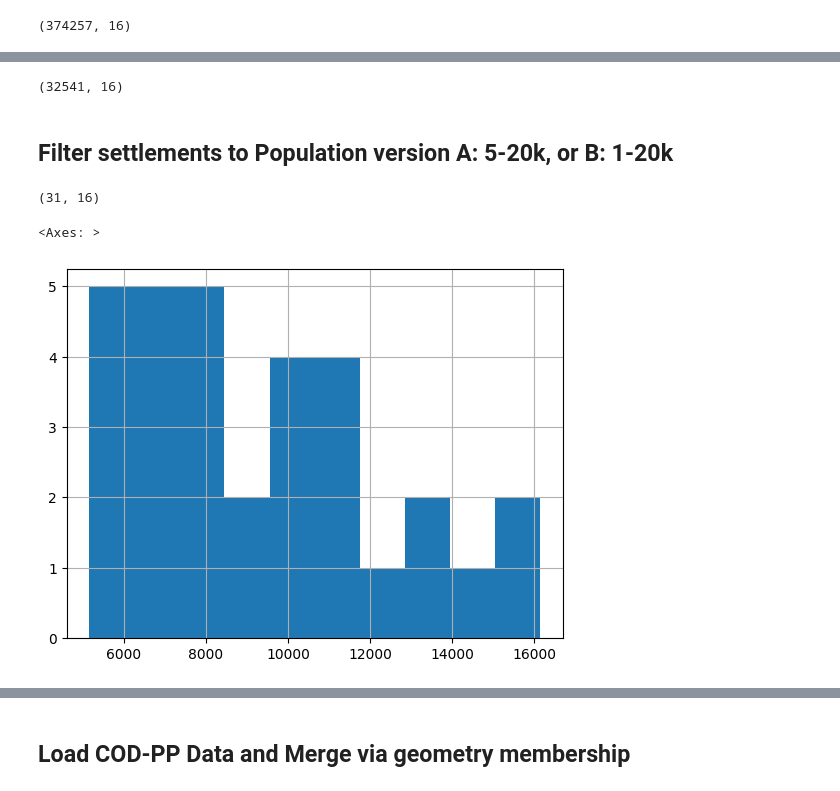
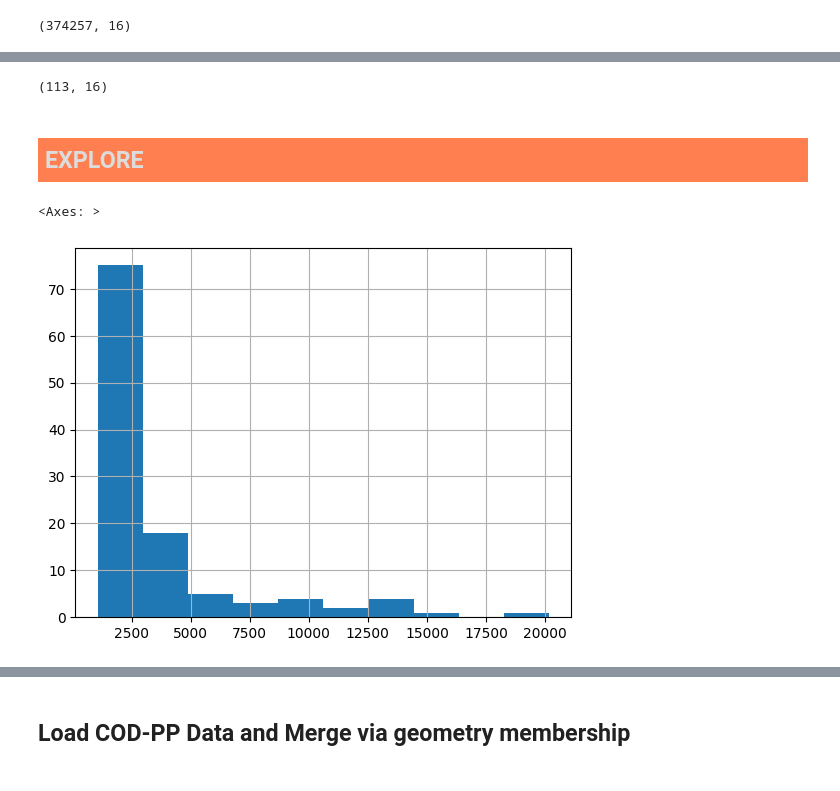
Before and after one commit to duncan-aquaya/py-sandbox, a Jupyter notebook: assurance-fund/AFPW-Ghana-Communities.ipynb, the cells around one changed output, grey strips where cells are left out. Saved outputs shown, nothing was run; the diff lists cells and outputs as text; code cells hidden in the pictures.

```diff
--- a/assurance-fund/AFPW-Ghana-Communities.ipynb
+++ b/assurance-fund/AFPW-Ghana-Communities.ipynb
@@ -17,0 +25,15 @@ pp_file = "/Users/datascience/Downloads/UN OCHA - COD-PP - gha_settlements.xlsx"
+# %%
+# Regions and Select region
+regions_pcodes = {
+    "Ashanti": "GH02",
+    "Eastern": "GH06",
+    "Volta": "GH14",
+    "Bono": "GH03",
+    "Ahafo": "GH01"
+}
+
+sel_region = "Bono"
+# %%
+# Population range. NB: applied to UN-adjusted population
+pop_min = 1000
+pop_max = 20000
@@ -23,3 +84,7 @@ se_df.shape
 # %%
-se_df.info()
+# Filter to single-region dataframe
+# NB: We are filtering out any communities here that cross region boundaries or have null name (~165 + 115 re: value counts above).
+reg_se_df = se_df[se_df["adm1_name"] == sel_region].copy()
+# del(se_df)
+reg_se_df.shape
 # %% [output]
@@ -73,5 +103,0 @@ ref_regions_pcodes = {
-# %%
-reg_df = se_df[se_df["adm1_pcode"].isin(ref_regions_pcodes.values())].copy()
-reg_df.shape
-# %% [output]
-(32541, 16)
@@ -81,12 +104,16 @@ assert (~reg_df["adm1_name"].isin(ref_regions_pcodes.keys())).sum() == 0
-# %% [markdown]
-## Filter settlements to Population version A: 5-20k, or B: 1-20k
 # %%
-coms_df = reg_df[reg_df["population"].between(5000, 20000, inclusive="both")].copy()
-coms_df.shape
+# Filter settlements to population range -> Create "communities" dataframe
+# NB: We can use raw GRID3 population estimate ('population') or UN-adjusted population estimate ('pop_un_adj') here. Preference is for latter.
+comms_df = reg_se_df[reg_se_df["pop_un_adj"].between(pop_min, pop_max, inclusive="both")].copy()
+# del(reg_se_df)
+comms_df.shape
 # %% [output]
-(31, 16)
+(113, 16)
+# %% [markdown]
+<h2 style="padding:7px; color:gainsboro; background-color:coral;">EXPLORE</h2>
 # %%
-coms_df["population"].hist()
+# Basic hist of population count
+comms_df["population"].hist()
 # %% [output]
 <Axes: >
-[figure, old version]
+[figure, new version]
```
Also changed, not shown: parts of 33 cells of this notebook.
